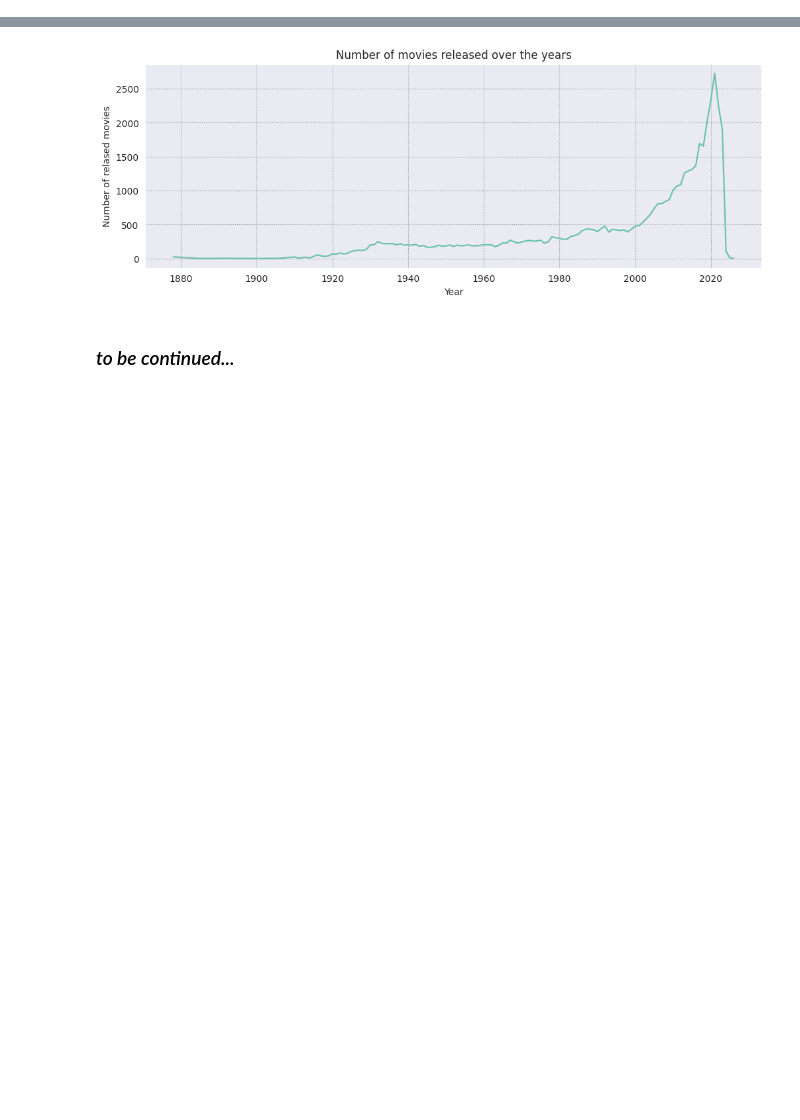
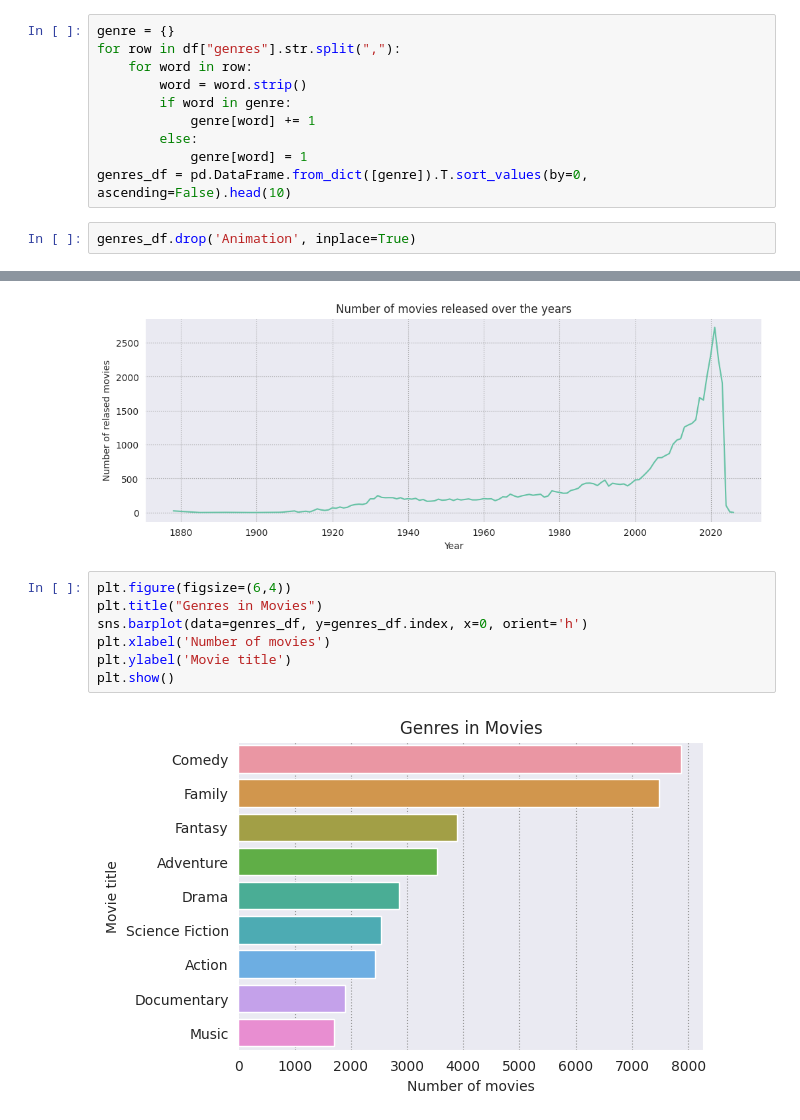
Before and after one commit to MartaSeidler/Kaggle_Animation_Movies, a Jupyter notebook: animation-movies-eda.ipynb, the cells around one changed output, grey strips where cells are left out. Cells and saved outputs as stored; diff of their text form; blank space fills up the shorter version.

Commit message:
Kaggle Notebook | Animation Movies EDA | Version 5

```diff
--- a/animation-movies-eda.ipynb
+++ b/animation-movies-eda.ipynb
@@ -92,0 +95,12 @@ df['release_date'] = pd.to_datetime(df['release_date'], format='%Y-%m-%d')
+# %%
+genre = {}
+for row in df["genres"].str.split(","):
+    for word in row:
+        word = word.strip()
+        if word in genre:
+            genre[word] += 1
+        else:
+            genre[word] = 1
+genres_df = pd.DataFrame.from_dict([genre]).T.sort_values(by=0, ascending=False).head(10)
+# %%
+genres_df.drop('Animation', inplace=True)
@@ -221,5 +248,12 @@ plt.xlabel("Year")
 plt.show()
 # %% [output]
 [figure]
-# %% [markdown]
-### *to be continued...*
+# %%
+plt.figure(figsize=(6,4))
+plt.title("Genres in Movies")
+sns.barplot(data=genres_df, y=genres_df.index, x=0, orient='h')
+plt.xlabel('Number of movies')
+plt.ylabel('Movie title')
+plt.show()
+# %% [output]
+[figure, added]
```
Also changed, not shown: parts of 3 cells of this notebook.
